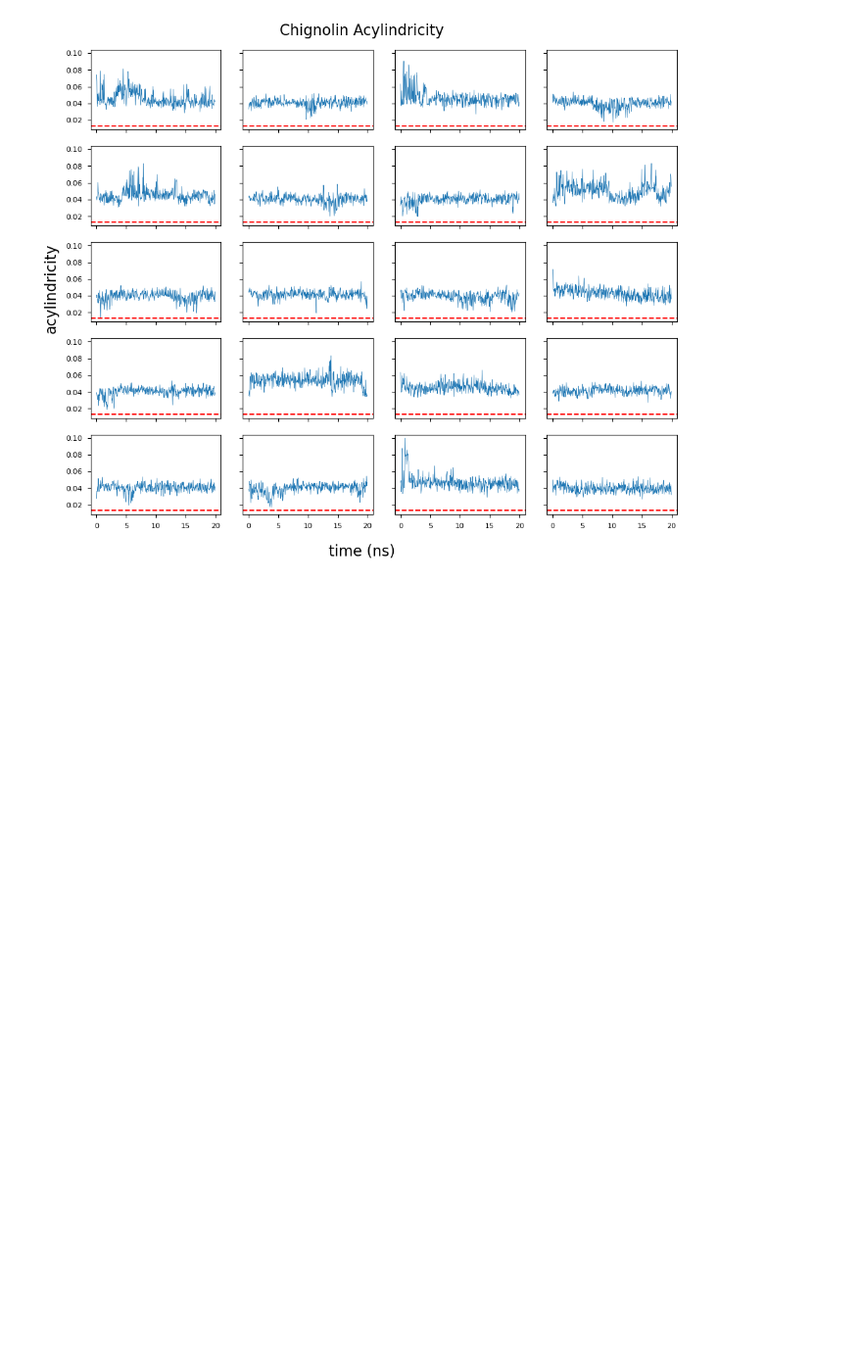
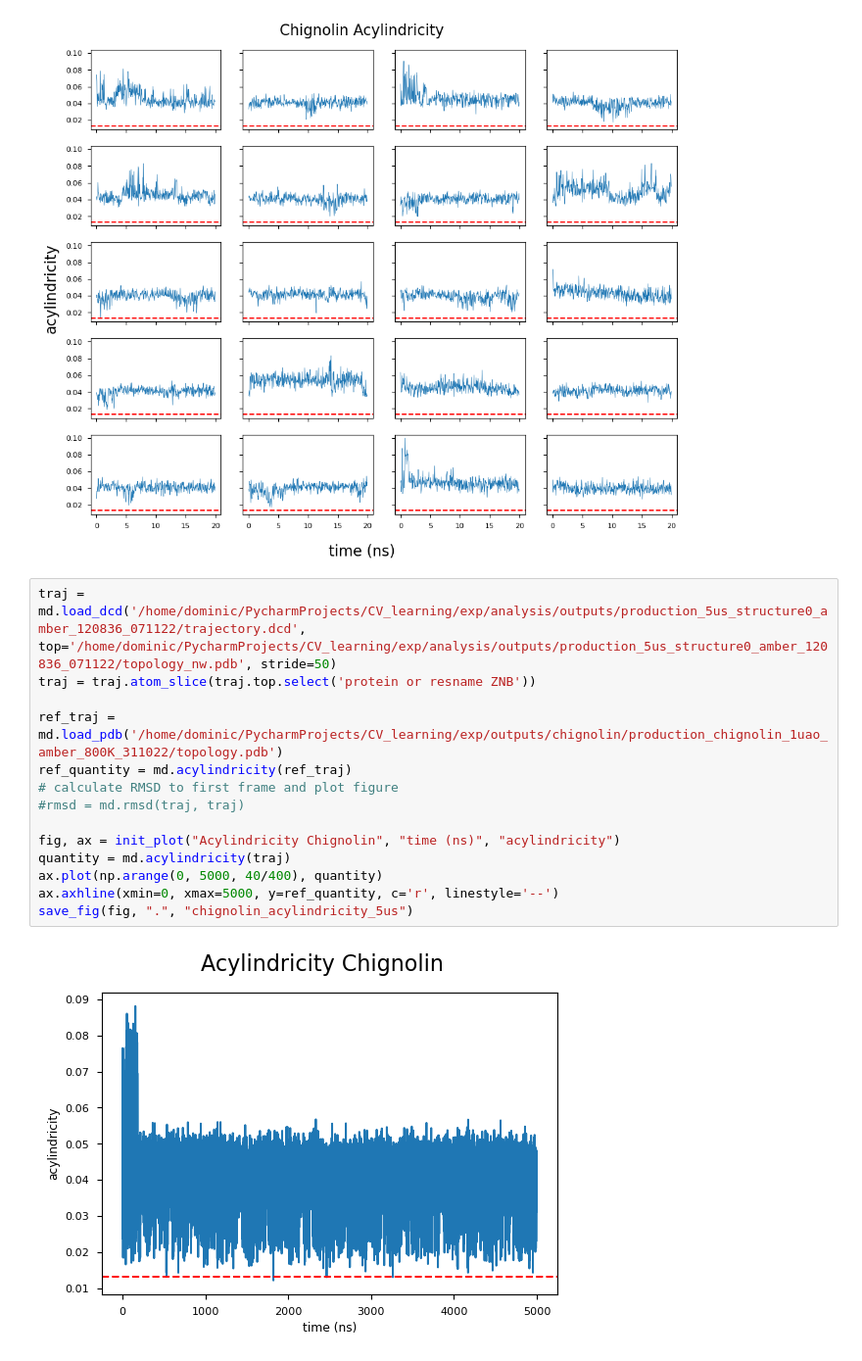
Before and after one commit to dominicp6/CV_learning, a Jupyter notebook: exp/analysis/rough_work.ipynb, the cells around one changed output. Shown at 98% size. Saved outputs shown, nothing was run; the diff lists cells and outputs as text; blank space fills up the shorter version.

Commit message:
Chignolin plots

```diff
--- a/exp/analysis/rough_work.ipynb
+++ b/exp/analysis/rough_work.ipynb
@@ -77,3 +79,19 @@ for idx, folder in enumerate(exp_folders):
 save_fig(fig, '.', 'chignolin_acylindricity')
 # %% [output]
 [figure]
+# %%
+traj = md.load_dcd('/home/dominic/PycharmProjects/CV_learning/exp/analysis/outputs/production_5us_structure0_amber_120836_071122/trajectory.dcd', top='/home/dominic/PycharmProjects/CV_learning/exp/analysis/outputs/production_5us_structure0_amber_120836_071122/topology_nw.pdb', stride=50)
+traj = traj.atom_slice(traj.top.select('protein or resname ZNB'))
+
+ref_traj = md.load_pdb('/home/dominic/PycharmProjects/CV_learning/exp/outputs/chignolin/production_chignolin_1uao_amber_800K_311022/topology.pdb')
+ref_quantity = md.acylindricity(ref_traj)
+# calculate RMSD to first frame and plot figure
+#rmsd = md.rmsd(traj, traj)
+
+fig, ax = init_plot("Acylindricity Chignolin", "time (ns)", "acylindricity")
+quantity = md.acylindricity(traj)
+ax.plot(np.arange(0, 5000, 40/400), quantity)
+ax.axhline(xmin=0, xmax=5000, y=ref_quantity, c='r', linestyle='--')
+save_fig(fig, ".", "chignolin_acylindricity_5us")
+# %% [output]
+[figure, added]
```
Also changed, not shown: parts of 2 cells of this notebook, 13 other files.
